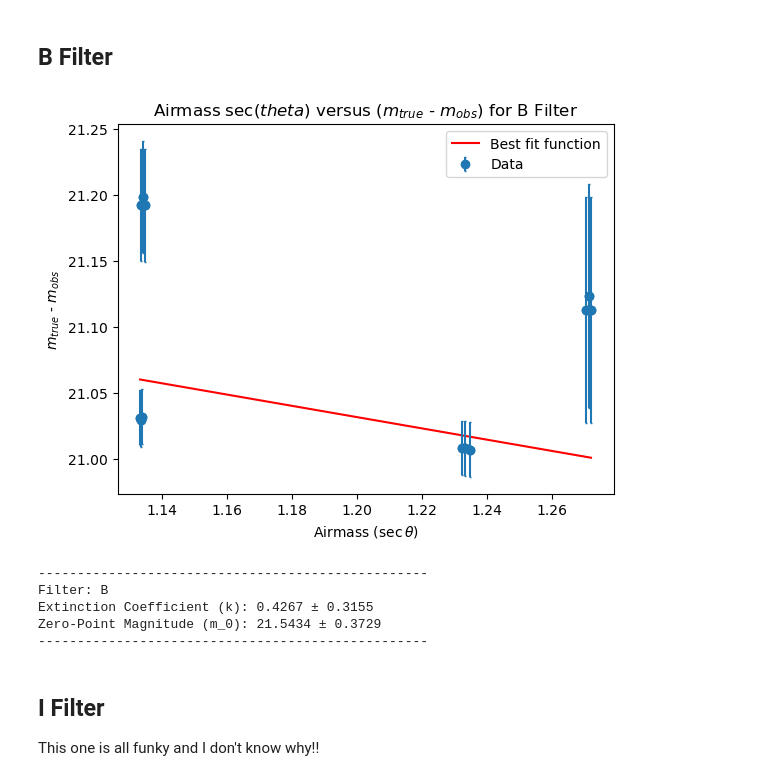
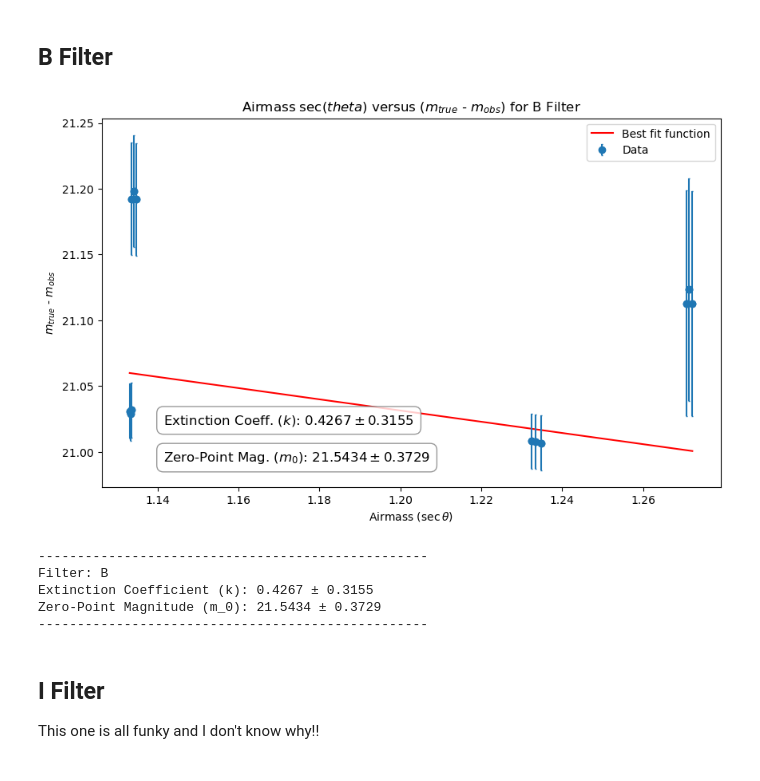
Before and after one commit to siddhantpujni/exoplanets_TGP, a Jupyter notebook: standard_stars.ipynb, the cells around one changed output. Cells and saved outputs as stored; diff of their text form; code cells hidden in the pictures.

```diff
--- a/standard_stars.ipynb
+++ b/standard_stars.ipynb
@@ -485,7 +485,7 @@ def model(x, a, b):
     """
     return b - a * x
 # %%
-def perform_extinction_correction(magnitudes, airmasses, magnitude_errors, filter_name):
+def perform_extinction_correction(magnitudes, airmasses, magnitude_errors, filter_name, print_text=True):
     """
     Performs a linear fit to observational data (magnitude vs. airmass)
     to determine the atmospheric extinction coefficient and the zero-point
@@ -549,17 +549,39 @@ def perform_extinction_correction(magnitudes, airmasses, magnitude_errors, filte
     y_fit = model(x_fit, *params)
 
     # Plot the data and the fitted line
-    plt.scatter(airmasses, magnitudes)
-    plt.plot(x_fit, y_fit, label="Best fit function", color='red')
+    fig, ax = plt.subplots(figsize=(10,6))
+    ax.scatter(airmasses, magnitudes)
+    ax.plot(x_fit, y_fit, label="Best fit function", color='red')
 
     # plot the error bars
-    plt.errorbar(airmasses, magnitudes, yerr=magnitude_errors, fmt='o', label="Data", capsize=1)
+    ax.errorbar(airmasses, magnitudes, yerr=magnitude_errors, fmt='o', label="Data", capsize=1)
+
+    if print_text==True:
+        # Calculate k and its error (k = -a_fit)
+        k_fit = a_fit
+
+        # Format the text using LaTeX for nice rendering
+        text_k = r'Extinction Coeff. ($k$): ' + f'${k_fit:.4f} \pm {a_error:.4f}$'
+        text_m0 = r'Zero-Point Mag. ($m_0$): ' + f'${b_fit:.4f} \pm {b_error:.4f}$'
+
+        # Add text to the plot (using normalized coordinates, top left corner)
+        ax.text(0.1, 0.2, text_k,
+                transform=ax.transAxes,
+                fontsize=12,
+                verticalalignment='top',
+                bbox=dict(boxstyle="round,pad=0.5", fc="white", alpha=0.8, ec="gray"))
+
+        ax.text(0.1, 0.1, text_m0,
+                transform=ax.transAxes,
+                fontsize=12,
+                verticalalignment='top',
+                bbox=dict(boxstyle="round,pad=0.5", fc="white", alpha=0.8, ec="gray"))
 
     # Set labels and title
-    plt.xlabel(r'Airmass ($\sec\theta$)')
-    plt.ylabel('$m_{true}$ - $m_{obs}$')
-    plt.title(f'Airmass $\sec(theta)$ versus ($m_{{true}}$ - $m_{{obs}}$) for {filter_name} Filter')
-    plt.legend()
+    ax.set_xlabel(r'Airmass ($\sec\theta$)')
+    ax.set_ylabel('$m_{true}$ - $m_{obs}$')
+    ax.set_title(f'Airmass $\sec(theta)$ versus ($m_{{true}}$ - $m_{{obs}}$) for {filter_name} Filter')
+    ax.legend()
 
     # Show the plot
     plt.show()
@@ -954,18 +976,19 @@ All three images for all four stars were plotted for each filter.
 # %%
 # plot for B filter
 
 ins_mags_B, ins_mags_err_B, airmasses_B = filter_ins_mag_vs_airmass('B')
 mags_B = np.array(stn_mags_B) - np.array(ins_mags_B)
 
-k_B, k_B_err, m_zpt_B, m_zpt_B_err = perform_extinction_correction(mags_B, airmasses_B, ins_mags_err_B, 'B')
+k_B, k_B_err, m_zpt_B, m_zpt_B_err = perform_extinction_correction(mags_B, airmasses_B, ins_mags_err_B, 'B',
+                                                                   print_text = True)
 
 #print(ins_mags_B)
 #print(ins_mags_err_B)
 #print(stn_mags_B)
 #print(mags_B)
 #print(airmasses_B)
 # %% [output]
-[figure, old version]
+[figure, new version]
 --------------------------------------------------
 Filter: B
 Extinction Coefficient (k): 0.4267 ± 0.3155
```
Also changed, not shown: parts of 7 cells of this notebook.
